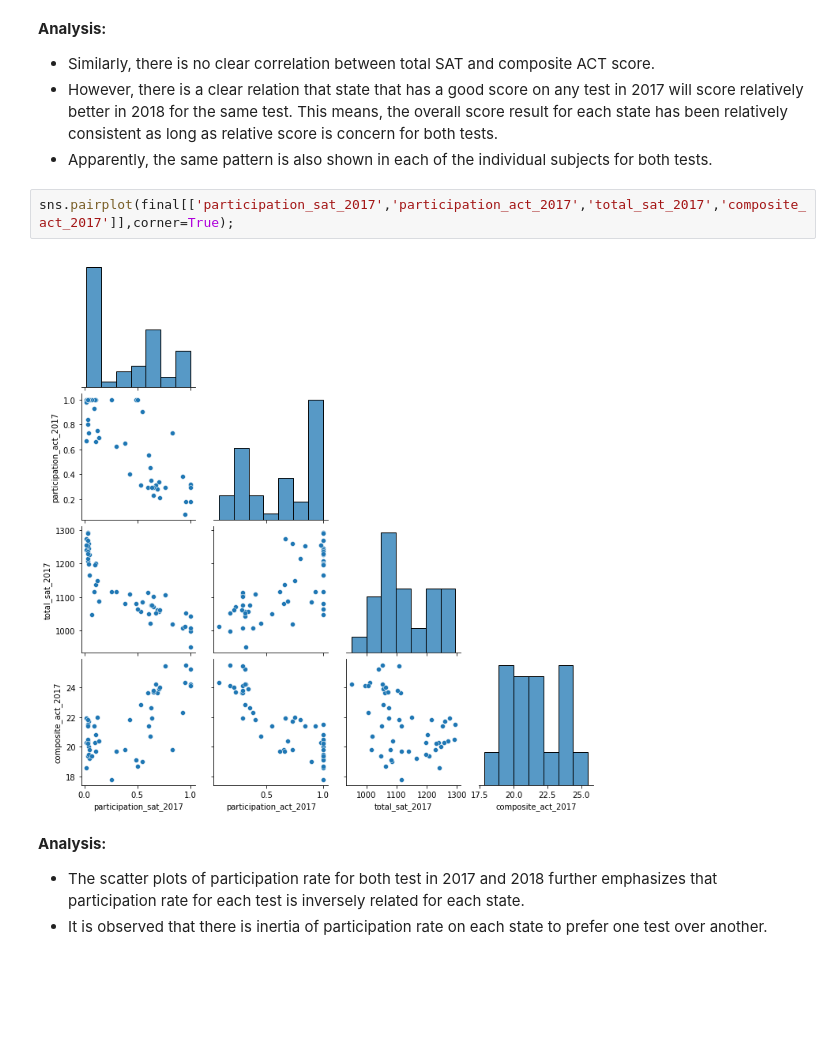
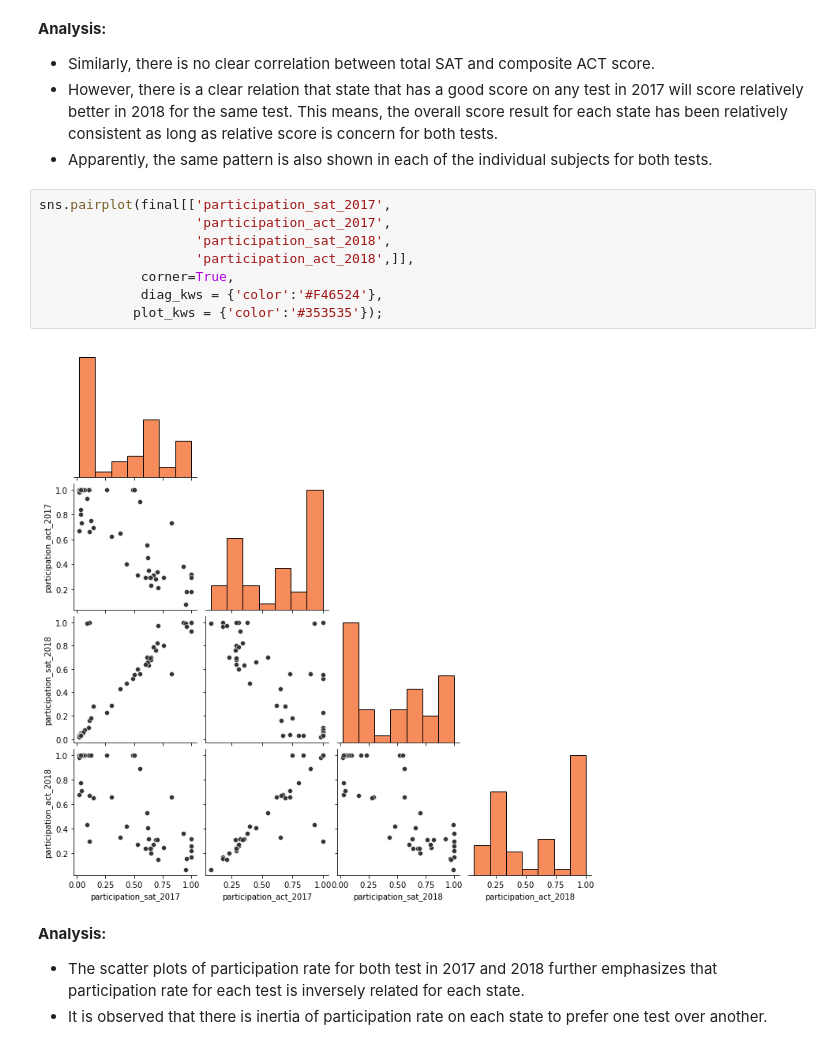
Before and after one commit to jeffersonqiu/general_assembly_projects, a Jupyter notebook: Project_1/code/starter-code.ipynb, the cells around one changed output. Cells and saved outputs as stored; diff of their text form; blank space fills up the shorter version.

Commit message:
Finalized jupyter notebook.

```diff
--- a/Project_1/code/starter-code.ipynb
+++ b/Project_1/code/starter-code.ipynb
@@ -1322,9 +1337,15 @@ sns.pairplot(final[['total_sat_2017','total_sat_2018','composite_act_2017','comp
 - However, there is a clear relation that state that has a good score on any test in 2017 will score relatively better in 2018 for the same test. This means, the overall score result for each state has been relatively consistent as long as relative score is concern for both tests.
 - Apparently, the same pattern is also shown in each of the individual subjects for both tests.
 # %%
-sns.pairplot(final[['participation_sat_2017','participation_act_2017','total_sat_2017','composite_act_2017']],corner=True);
+sns.pairplot(final[['participation_sat_2017',
+                    'participation_act_2017',
+                    'participation_sat_2018',
+                    'participation_act_2018',]],
+             corner=True,
+             diag_kws = {'color':'#F46524'},
+            plot_kws = {'color':'#353535'});
 # %% [output]
-[figure, old version]
+[figure, new version]
 # %% [markdown]
 **Analysis:**
 - The scatter plots of participation rate for both test in 2017 and 2018 further emphasizes that participation rate for each test is inversely related for each state.
```
Also changed, not shown: parts of 53 cells of this notebook.
